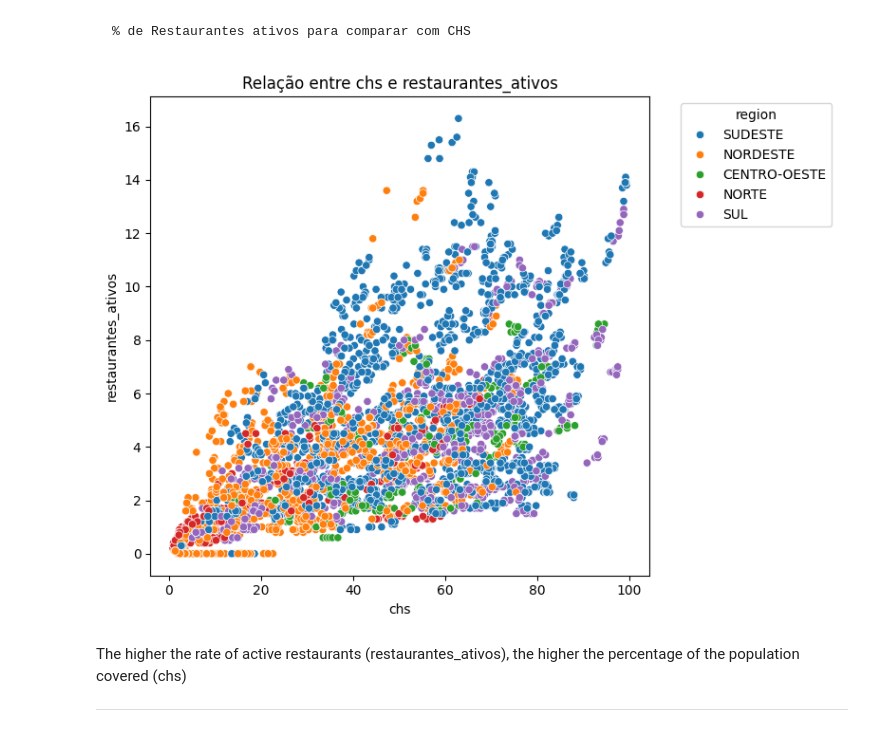
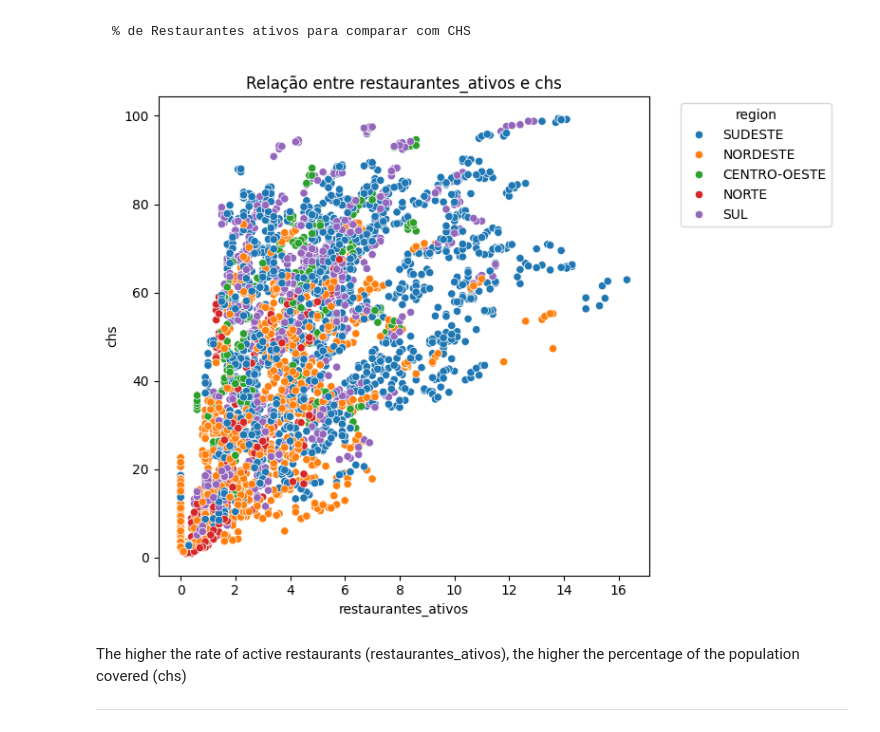
Before and after one commit to j4-metrics/Case-Ifood---Data-Analyst, a Jupyter notebook: PS_Ifood_Data_Analyst.ipynb, the cells around one changed output. Cells and saved outputs as stored; diff of their text form; code cells hidden in the pictures.

```diff
--- a/PS_Ifood_Data_Analyst.ipynb
+++ b/PS_Ifood_Data_Analyst.ipynb
@@ -289,9 +275,9 @@ mf.plot_scatter(data=df, x='renda_media', y='pedidos', hue='region')
 # %%
 df['restaurantes_ativos'] = round((df['restaurantes'] + df['restaurantes_churn'])/df['leads_total']*100, 1)
 # %%
-mf.plot_scatter(data=df, x='chs', y='restaurantes_ativos', hue='region')
+mf.plot_scatter(data=df, x='restaurantes_ativos', y='chs', hue='region')
 # %% [output]
-[figure, old version]
+[figure, new version]
 # %% [markdown]
 The higher the rate of active restaurants (restaurantes_ativos), the higher the percentage of the population covered (chs)
 ___
```
Also changed, not shown: parts of 145 cells of this notebook.
